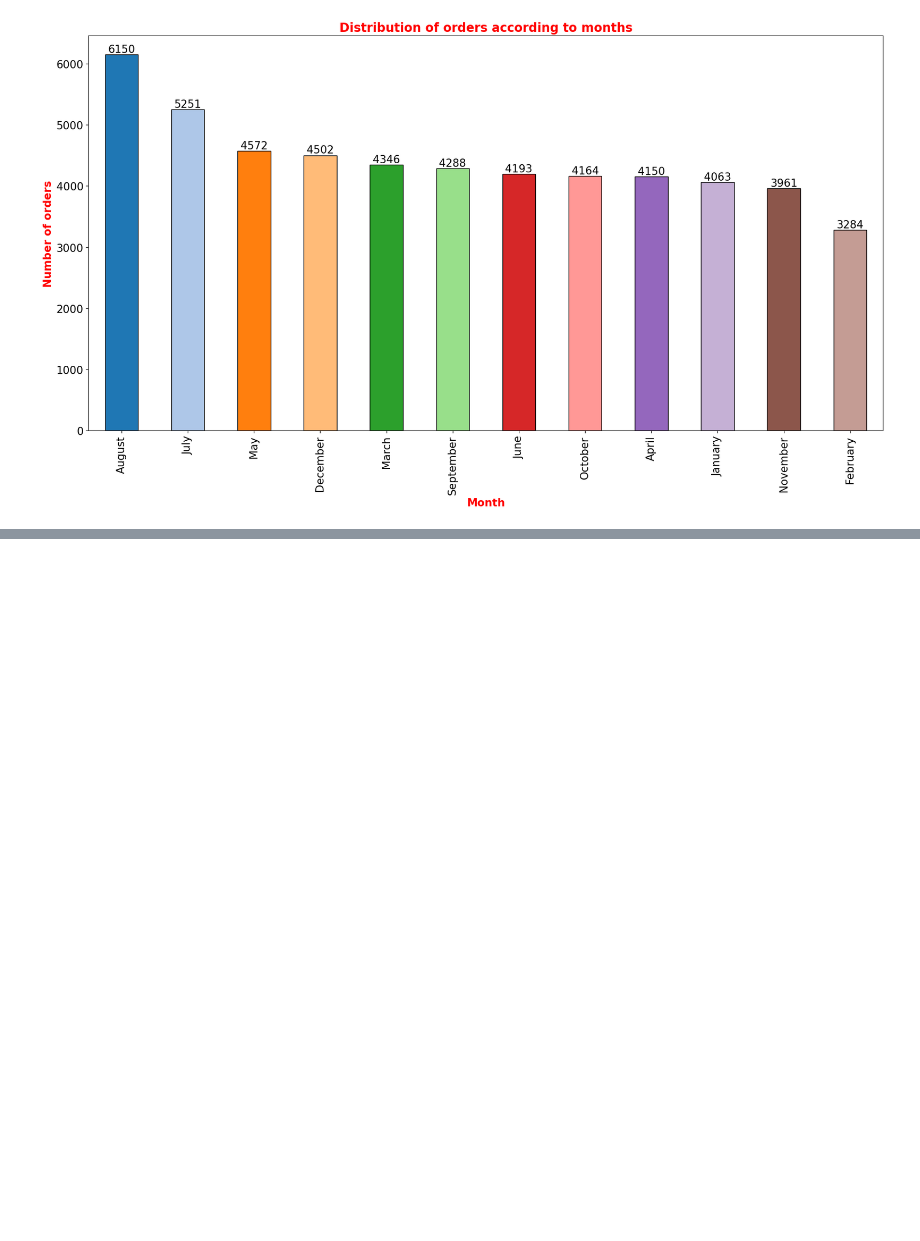
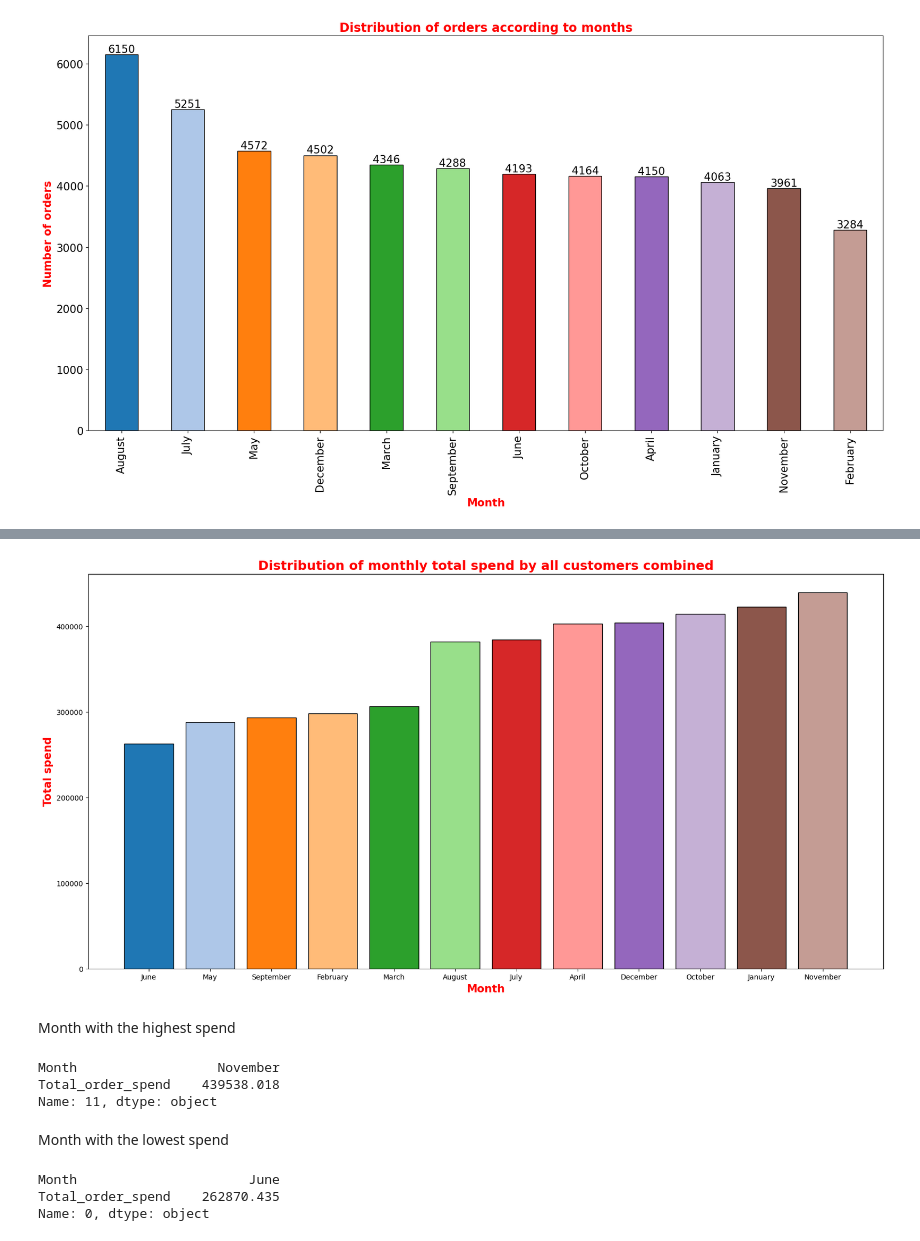
Before and after one commit to hemantsirsat/Data-Visualisation, a Jupyter notebook: Online shopping trend/app.ipynb, the cells around one changed output, grey strips where cells are left out. Saved outputs shown, nothing was run; the diff lists cells and outputs as text; code cells hidden in the pictures; blank space fills up the shorter version.

```diff
--- a/Online shopping trend/app.ipynb
+++ b/Online shopping trend/app.ipynb
@@ -214,0 +215,3 @@ plt.show()
+# %%
+# Considering total spend per order = avg_price*quantity + delivery_charges - (avg_price*quantity*Discount_pct/100)
+df["Total_order_spend"] = df["Avg_Price"]*df["Quantity"] + df["Delivery_Charges"] - (df["Avg_Price"]*df["Quantity"]*df["Discount_pct"])/100
@@ -214,0 +234,30 @@ plt.show()
+# %%
+# Monthly spend
+monthly_spend = df[["Total_order_spend","Month"]].groupby("Month").sum().sort_values(by="Total_order_spend",ascending=True).reset_index()
+
+plt.figure(figsize=(20,10))
+
+ax = plt.bar(monthly_spend["Month"],monthly_spend["Total_order_spend"],edgecolor="black",color=sns.color_palette("tab20"))
+
+plt.xlabel("Month",weight="bold",color="#FF0000",fontsize=15)
+plt.ylabel("Total spend",weight="bold",color="#FF0000",fontsize=15)
+plt.title("Distribution of monthly total spend by all customers combined",weight="bold",color="#FF0000",fontsize=18)
+plt.show()
+# %% [output]
+[figure, added]
+# %% [markdown]
+Month with the highest spend
+# %%
+monthly_spend.iloc[-1]
+# %% [output]
+Month                  November
+Total_order_spend    439538.018
+Name: 11, dtype: object
+# %% [markdown]
+Month with the lowest spend
+# %%
+monthly_spend.iloc[0]
+# %% [output]
+Month                      June
+Total_order_spend    262870.435
+Name: 0, dtype: object
```
Also changed, not shown: parts of 11 cells of this notebook.
